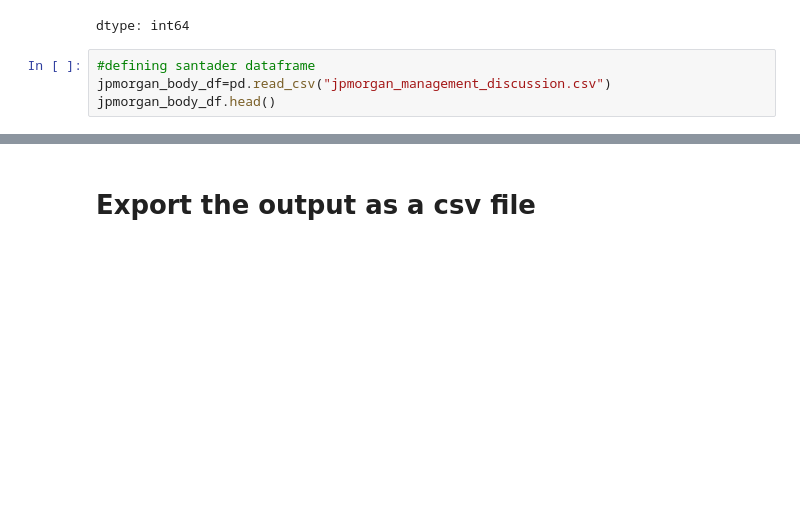
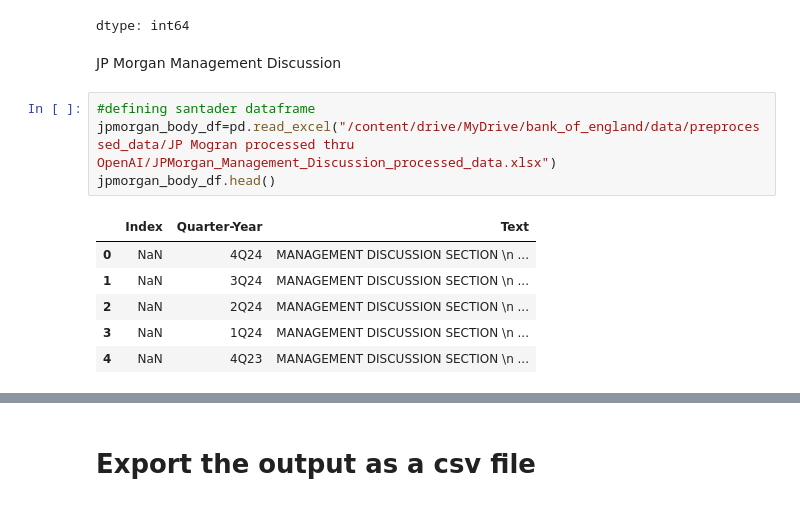
Before and after one commit to sheldonkemper/bank_of_england, a Jupyter notebook: notebooks/processed/ct_preprocessing_jpmorgan_gp4.ipynb, the cells around one changed output, grey strips where cells are left out. Cells and saved outputs as stored; diff of their text form; blank space fills up the shorter version.

```diff
--- a/notebooks/processed/ct_preprocessing_jpmorgan_gp4.ipynb
+++ b/notebooks/processed/ct_preprocessing_jpmorgan_gp4.ipynb
@@ -276,7 +230,16 @@ qa_data.isnull().sum()
 | question_cleaned | 0 |
 | answer_cleaned | 0 |
 dtype: int64
+# %% [markdown]
+JP Morgan Management Discussion
 # %%
 #defining santader dataframe
-jpmorgan_body_df=pd.read_csv("jpmorgan_management_discussion.csv")
+jpmorgan_body_df=pd.read_excel("/content/drive/MyDrive/bank_of_england/data/preprocessed_data/JP Mogran processed thru OpenAI/JPMorgan_Management_Discussion_processed_data.xlsx")
 jpmorgan_body_df.head()
+# %% [output]
+|  | Index | Quarter-Year | Text |
+| 0 | NaN | 4Q24 | MANAGEMENT DISCUSSION SECTION \n ... |
+| 1 | NaN | 3Q24 | MANAGEMENT DISCUSSION SECTION \n ... |
+| 2 | NaN | 2Q24 | MANAGEMENT DISCUSSION SECTION \n ... |
+| 3 | NaN | 1Q24 | MANAGEMENT DISCUSSION SECTION \n ... |
+| 4 | NaN | 4Q23 | MANAGEMENT DISCUSSION SECTION \n ... |
```
Also changed, not shown: parts of 15 cells of this notebook.
